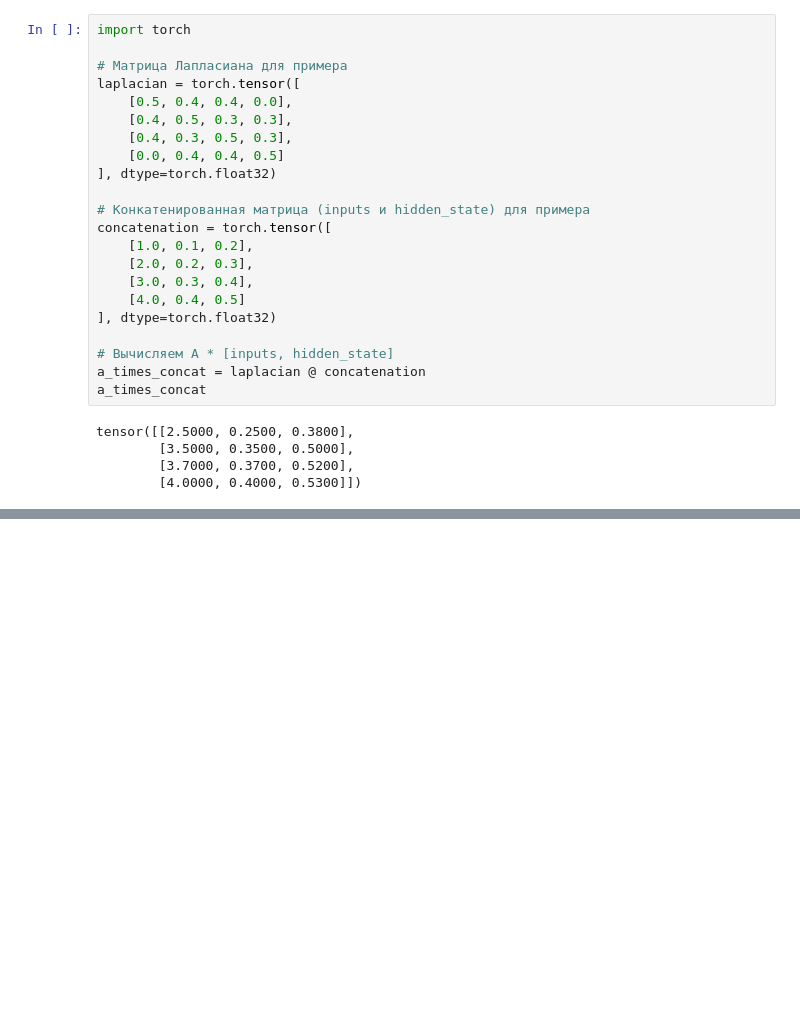
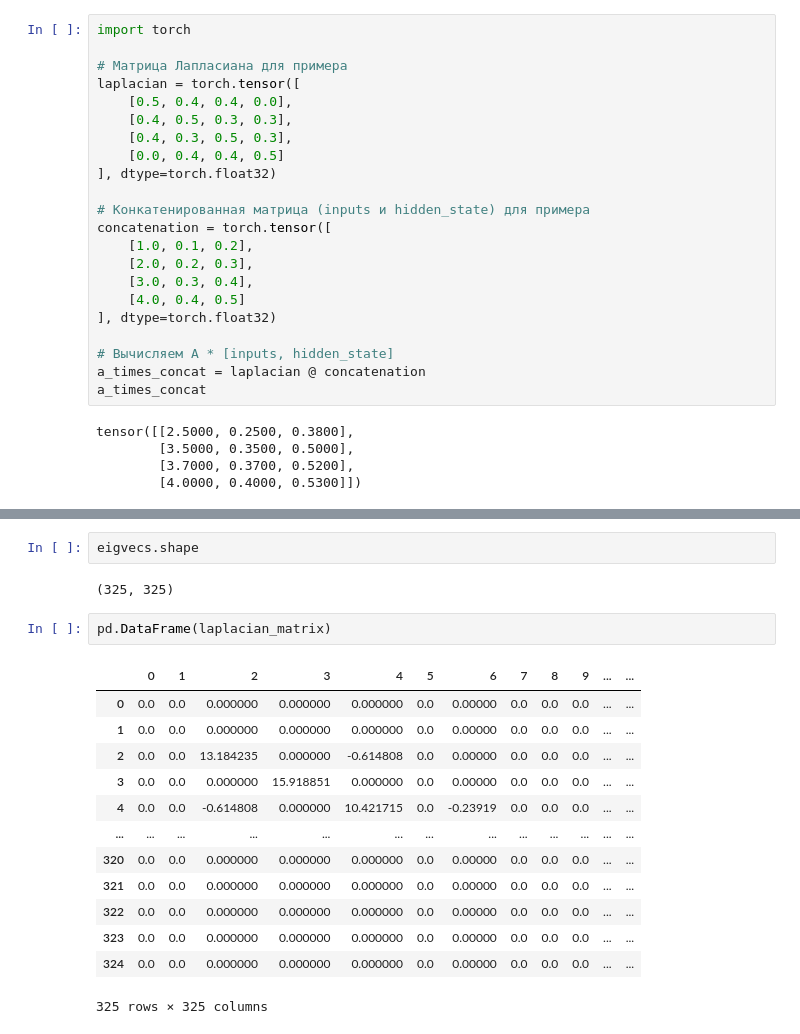
Before and after one commit to romanroff/ITMO_subjects, a Jupyter notebook: NIR/main.ipynb, the cells around one changed output, grey strips where cells are left out. Saved outputs shown, nothing was run; the diff lists cells and outputs as text; blank space fills up the shorter version.

```diff
--- a/NIR/main.ipynb
+++ b/NIR/main.ipynb
@@ -104,0 +164,20 @@ tensor([[2.5000, 0.2500, 0.3800],
+# %%
+eigvecs.shape
+# %% [output]
+(325, 325)
+# %%
+pd.DataFrame(laplacian_matrix)
+# %% [output]
+|  | 0 | 1 | 2 | 3 | 4 | 5 | 6 | 7 | 8 | 9 | ... | ... |
+| 0 | 0.0 | 0.0 | 0.000000 | 0.000000 | 0.000000 | 0.0 | 0.00000 | 0.0 | 0.0 | 0.0 | ... | ... |
+| 1 | 0.0 | 0.0 | 0.000000 | 0.000000 | 0.000000 | 0.0 | 0.00000 | 0.0 | 0.0 | 0.0 | ... | ... |
+| 2 | 0.0 | 0.0 | 13.184235 | 0.000000 | -0.614808 | 0.0 | 0.00000 | 0.0 | 0.0 | 0.0 | ... | ... |
+| 3 | 0.0 | 0.0 | 0.000000 | 15.918851 | 0.000000 | 0.0 | 0.00000 | 0.0 | 0.0 | 0.0 | ... | ... |
+| 4 | 0.0 | 0.0 | -0.614808 | 0.000000 | 10.421715 | 0.0 | -0.23919 | 0.0 | 0.0 | 0.0 | ... | ... |
+| ... | ... | ... | ... | ... | ... | ... | ... | ... | ... | ... | ... | ... |
+| 320 | 0.0 | 0.0 | 0.000000 | 0.000000 | 0.000000 | 0.0 | 0.00000 | 0.0 | 0.0 | 0.0 | ... | ... |
+| 321 | 0.0 | 0.0 | 0.000000 | 0.000000 | 0.000000 | 0.0 | 0.00000 | 0.0 | 0.0 | 0.0 | ... | ... |
+| 322 | 0.0 | 0.0 | 0.000000 | 0.000000 | 0.000000 | 0.0 | 0.00000 | 0.0 | 0.0 | 0.0 | ... | ... |
+| 323 | 0.0 | 0.0 | 0.000000 | 0.000000 | 0.000000 | 0.0 | 0.00000 | 0.0 | 0.0 | 0.0 | ... | ... |
+| 324 | 0.0 | 0.0 | 0.000000 | 0.000000 | 0.000000 | 0.0 | 0.00000 | 0.0 | 0.0 | 0.0 | ... | ... |
+325 rows × 325 columns
```
Also changed, not shown: parts of 7 cells of this notebook, 4 other files.
